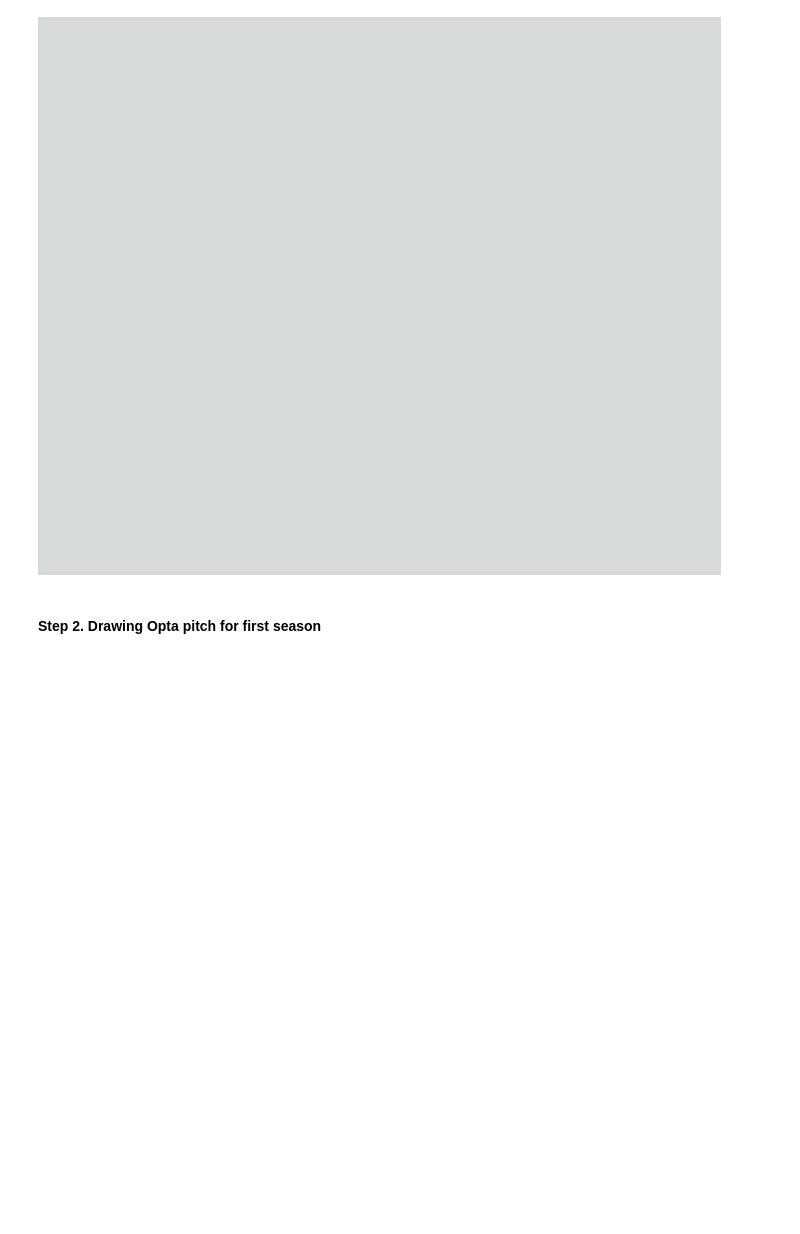
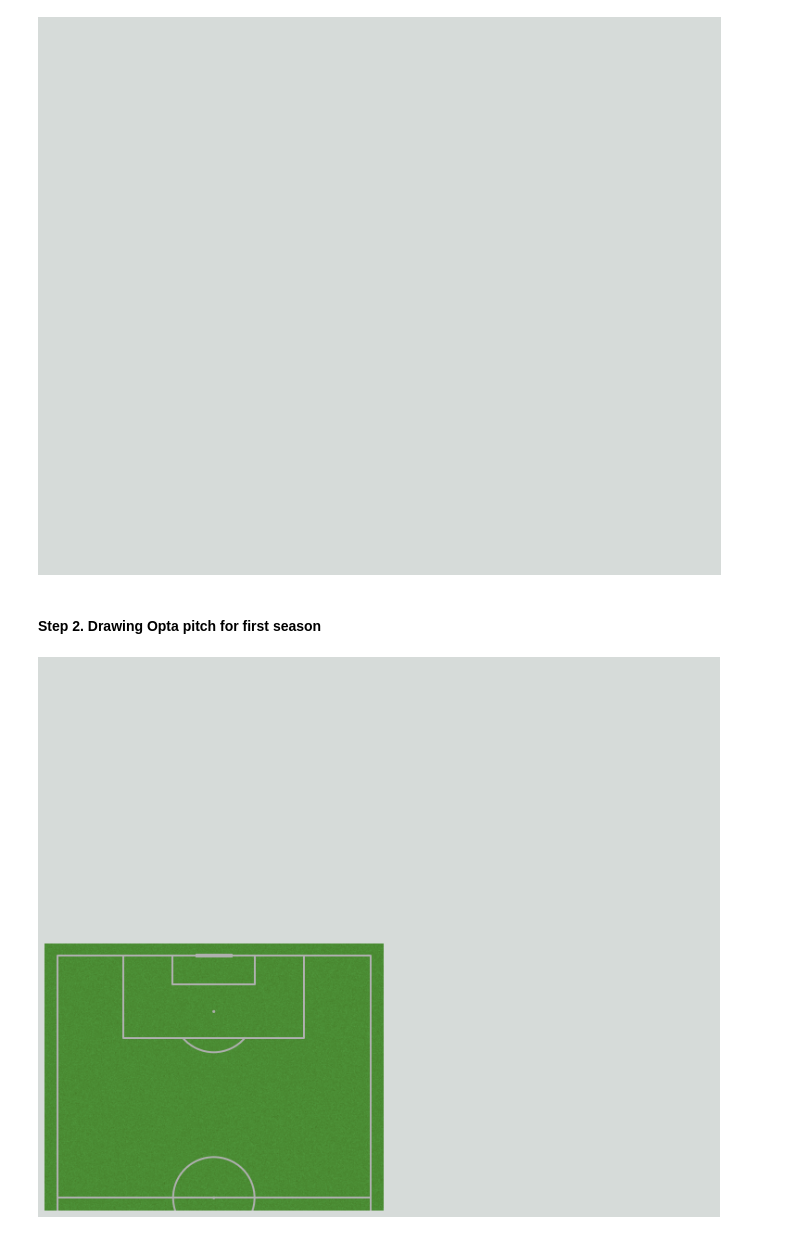
Before and after one commit to grine4ka/dattebayo, a Jupyter notebook: football_player_dashboards/player_dashboards.ipynb, the cells around one changed output. Drawn from its saved outputs; the diff is of its cells as text; code cells hidden in the pictures; blank space fills up the shorter version.

Commit message:
Add player dashboard jupyter notebook. Add playground folder. Add mplsoccer example.

```diff
--- a/football_player_dashboards/player_dashboards.ipynb
+++ b/football_player_dashboards/player_dashboards.ipynb
@@ -168,3 +181,11 @@ text_color = 'black'
+# %%
+background = '#D6DBD9'
+text_color = 'black'
+mpl.rcParams['xtick.color']=text_color
+mpl.rcParams['ytick.color']=text_color
+mpl.rcParams['text.color']=text_color
+mpl.rcParams['font.family'] = 'sans-serif'
+mpl.rcParams['legend.fontsize'] = 15
 # %% [markdown]
 #### Step 1. Drawing background
 # %%
@@ -177,9 +198,11 @@ fig.set_facecolor(background)
 # %% [markdown]
 #### Step 2. Drawing Opta pitch for first season
 # %%
-# SETTING UP THE MPL AXIS FOR THE FIRST SEASON
-# The Opta pitch from mplsoccer
-pitch = VerticalPitch(half=True, pitch_type='opta', pitch_color='grass')
-ax_opta1 = fig.add_axes((0.1, 0.06, 0.4, 0.4))
+#SETTING UP THE MPL AXIS FOR THE FIRST SEASON
+pitch = mplsoccer.VerticalPitch(half=True, pitch_type='opta', pitch_color='grass')
+ax_opta1 = fig.add_axes((0.05, 0.06, 0.45, 0.4))
 ax_opta1.patch.set_facecolor(background)
 pitch.draw(ax=ax_opta1)
+fig
+# %% [output]
+[figure, added]
```
Also changed, not shown: parts of 29 cells of this notebook, 2 other files.
